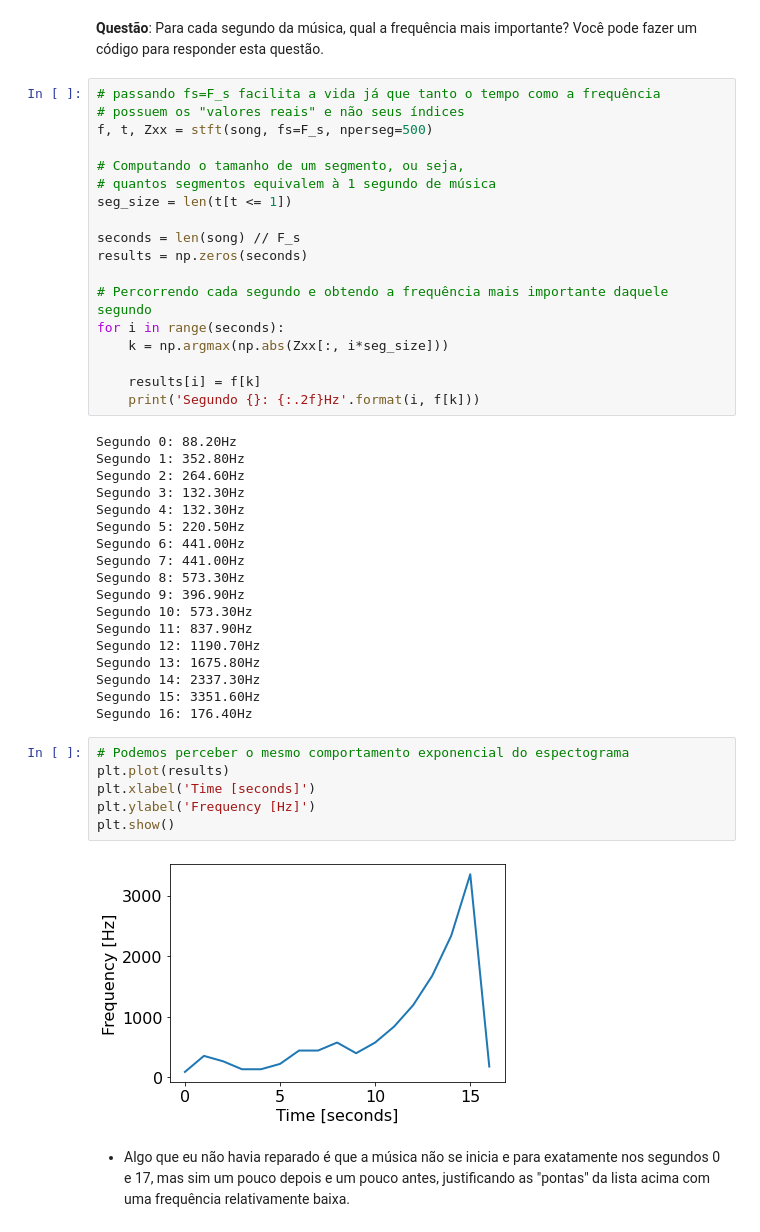
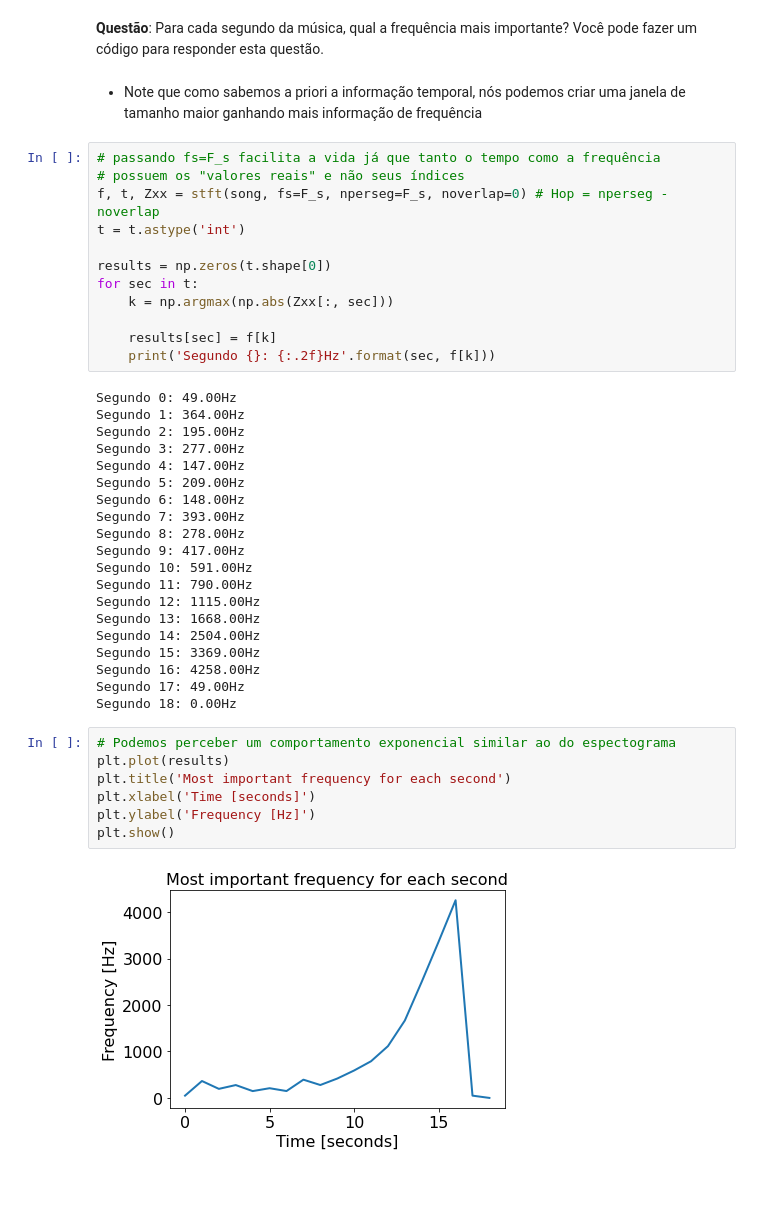
Before and after one commit to ThiagoPoppe/MIR, a Jupyter notebook: Lab04/lab04.ipynb, the cells around one changed output. Cells and saved outputs as stored; diff of their text form; blank space fills up the shorter version.

```diff
--- a/Lab04/lab04.ipynb
+++ b/Lab04/lab04.ipynb
@@ -361,49 +361,46 @@ plt.show()
 [figure]
 # %% [markdown]
 **Questão**: Para cada segundo da música, qual a frequência mais importante? Você pode fazer um código para responder esta questão.
+# %% [markdown]
+- Note que como sabemos a priori a informação temporal, nós podemos criar uma janela de tamanho maior ganhando mais informação de frequência
 # %%
 # passando fs=F_s facilita a vida já que tanto o tempo como a frequência
 # possuem os "valores reais" e não seus índices
-f, t, Zxx = stft(song, fs=F_s, nperseg=500)
+f, t, Zxx = stft(song, fs=F_s, nperseg=F_s, noverlap=0) # Hop = nperseg - noverlap
+t = t.astype('int')
 
-# Computando o tamanho de um segmento, ou seja,
-# quantos segmentos equivalem à 1 segundo de música
-seg_size = len(t[t <= 1])
+results = np.zeros(t.shape[0])
+for sec in t:
+    k = np.argmax(np.abs(Zxx[:, sec]))
 
-seconds = len(song) // F_s
-results = np.zeros(seconds)
-
-# Percorrendo cada segundo e obtendo a frequência mais importante daquele segundo
-for i in range(seconds):
-    k = np.argmax(np.abs(Zxx[:, i*seg_size]))
-
-    results[i] = f[k]
-    print('Segundo {}: {:.2f}Hz'.format(i, f[k]))
+    results[sec] = f[k]
+    print('Segundo {}: {:.2f}Hz'.format(sec, f[k]))
 # %% [output]
-Segundo 0: 88.20Hz
-Segundo 1: 352.80Hz
-Segundo 2: 264.60Hz
-Segundo 3: 132.30Hz
-Segundo 4: 132.30Hz
-Segundo 5: 220.50Hz
-Segundo 6: 441.00Hz
-Segundo 7: 441.00Hz
-Segundo 8: 573.30Hz
-Segundo 9: 396.90Hz
-Segundo 10: 573.30Hz
-Segundo 11: 837.90Hz
-Segundo 12: 1190.70Hz
-Segundo 13: 1675.80Hz
-Segundo 14: 2337.30Hz
-Segundo 15: 3351.60Hz
-Segundo 16: 176.40Hz
+Segundo 0: 49.00Hz
+Segundo 1: 364.00Hz
+Segundo 2: 195.00Hz
+Segundo 3: 277.00Hz
+Segundo 4: 147.00Hz
+Segundo 5: 209.00Hz
+Segundo 6: 148.00Hz
+Segundo 7: 393.00Hz
+Segundo 8: 278.00Hz
+Segundo 9: 417.00Hz
+Segundo 10: 591.00Hz
+Segundo 11: 790.00Hz
+Segundo 12: 1115.00Hz
+Segundo 13: 1668.00Hz
+Segundo 14: 2504.00Hz
+Segundo 15: 3369.00Hz
+Segundo 16: 4258.00Hz
+Segundo 17: 49.00Hz
+Segundo 18: 0.00Hz
 # %%
-# Podemos perceber o mesmo comportamento exponencial do espectograma
+# Podemos perceber um comportamento exponencial similar ao do espectograma
 plt.plot(results)
+plt.title('Most important frequency for each second')
 plt.xlabel('Time [seconds]')
 plt.ylabel('Frequency [Hz]')
 plt.show()
 # %% [output]
-[figure, old version]
+[figure, new version]
-# %% [markdown]
-- Algo que eu não havia reparado é que a música não se inicia e para exatamente nos segundos 0 e 17, mas sim um pouco depois e um pouco antes, justificando as "pontas" da lista acima com uma frequência relativamente baixa.
```
Also changed, not shown: parts of 12 cells of this notebook.
